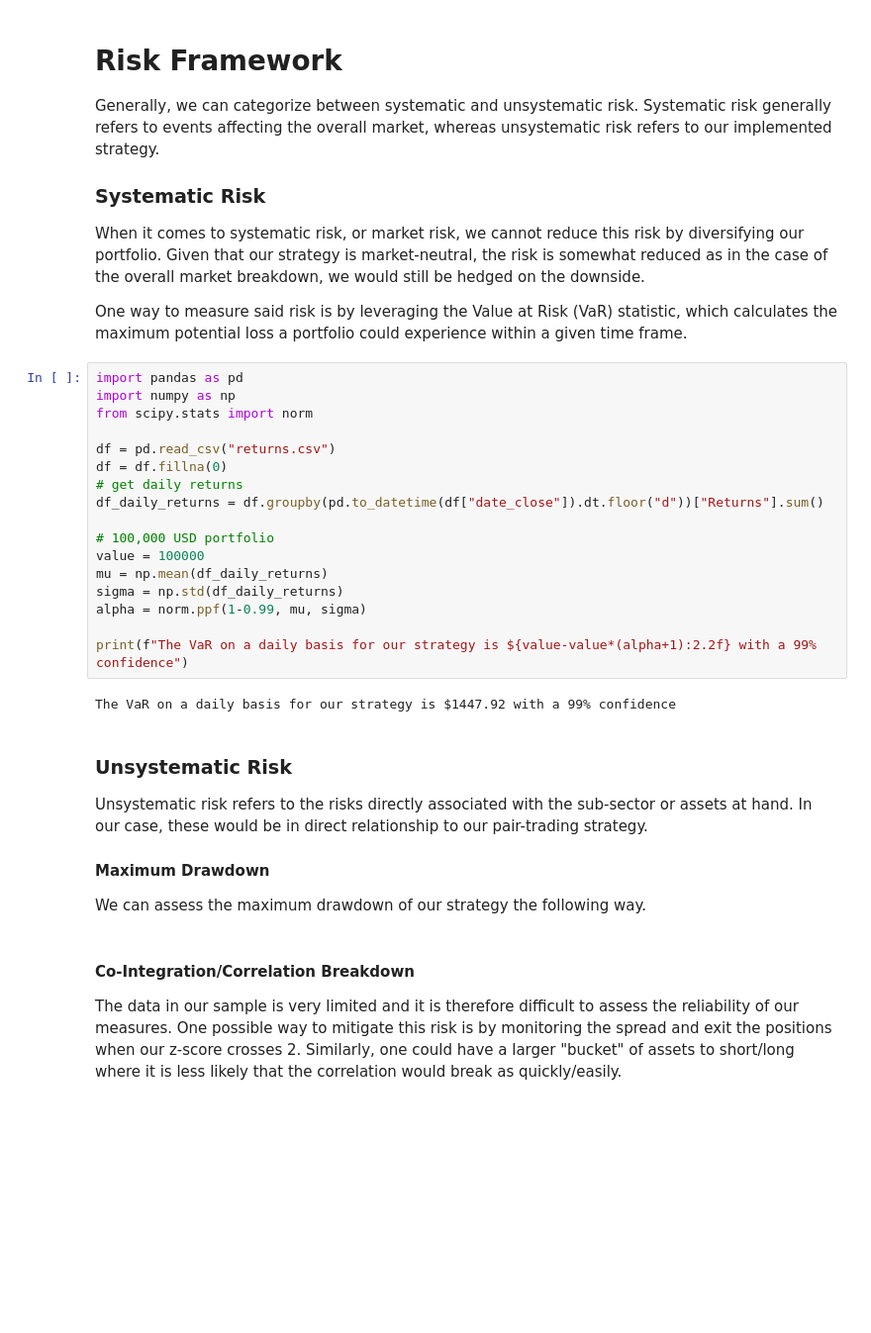
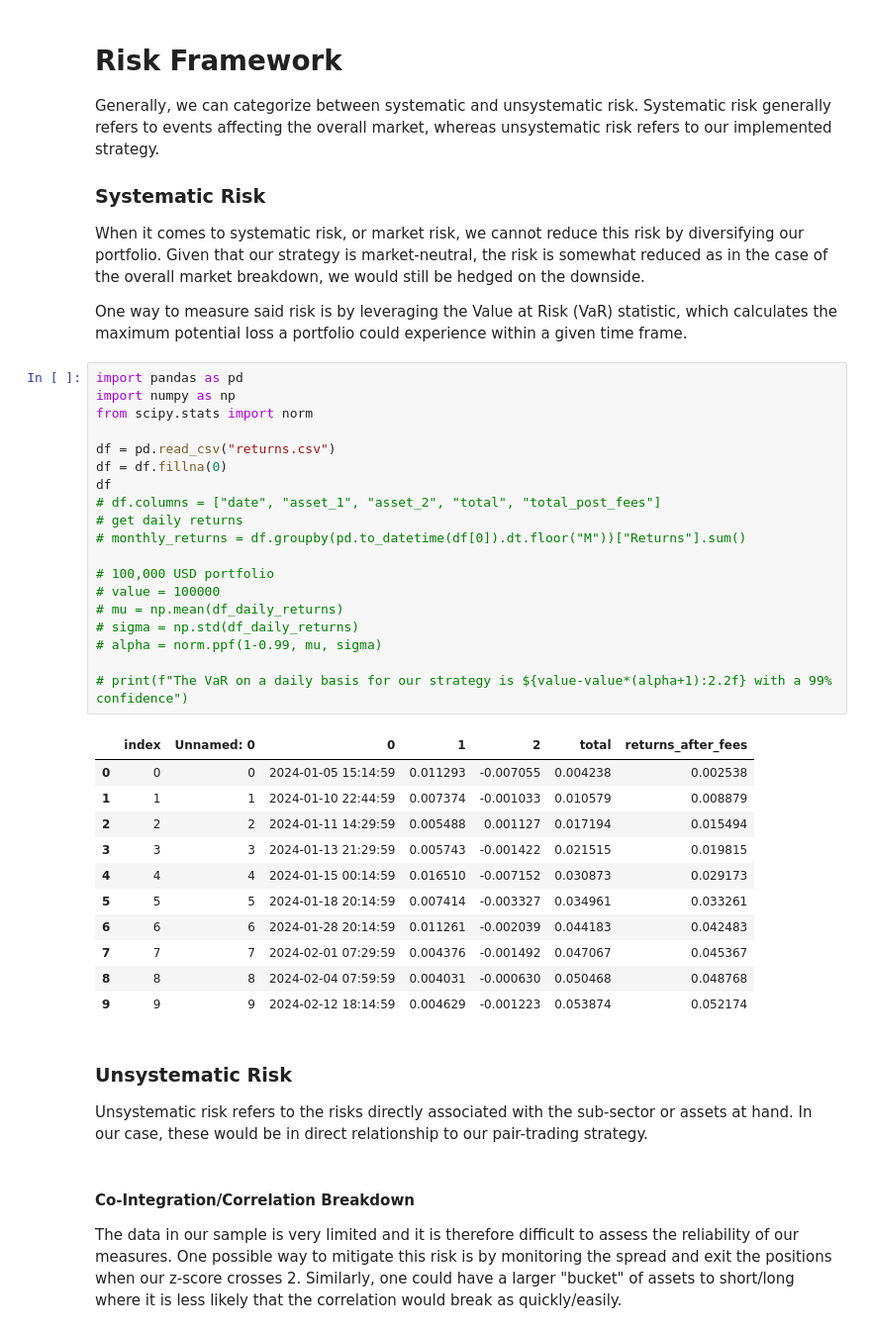
Before and after one commit to voskart/hyperliquid_strat, a Jupyter notebook: risk.ipynb, the cells around one changed output. Shown at 99% size. Saved outputs shown, nothing was run; the diff lists cells and outputs as text; blank space fills up the shorter version.

```diff
--- a/risk.ipynb
+++ b/risk.ipynb
@@ -11,31 +11,39 @@ One way to measure said risk is by leveraging the Value at Risk (VaR) statistic,
 # %%
 import pandas as pd
 import numpy as np
 from scipy.stats import norm
 
 df = pd.read_csv("returns.csv")
 df = df.fillna(0)
+df
+# df.columns = ["date", "asset_1", "asset_2", "total", "total_post_fees"]
 # get daily returns
-df_daily_returns = df.groupby(pd.to_datetime(df["date_close"]).dt.floor("d"))["Returns"].sum()
+# monthly_returns = df.groupby(pd.to_datetime(df[0]).dt.floor("M"))["Returns"].sum()
 
 # 100,000 USD portfolio
-value = 100000
-mu = np.mean(df_daily_returns)
-sigma = np.std(df_daily_returns)
-alpha = norm.ppf(1-0.99, mu, sigma)
+# value = 100000
+# mu = np.mean(df_daily_returns)
+# sigma = np.std(df_daily_returns)
+# alpha = norm.ppf(1-0.99, mu, sigma)
 
-print(f"The VaR on a daily basis for our strategy is ${value-value*(alpha+1):2.2f} with a 99% confidence")
+# print(f"The VaR on a daily basis for our strategy is ${value-value*(alpha+1):2.2f} with a 99% confidence")
 # %% [output]
-The VaR on a daily basis for our strategy is $1447.92 with a 99% confidence
+|  | index | Unnamed: 0 | 0 | 1 | 2 | total | returns_after_fees |
+| 0 | 0 | 0 | 2024-01-05 15:14:59 | 0.011293 | -0.007055 | 0.004238 | 0.002538 |
+| 1 | 1 | 1 | 2024-01-10 22:44:59 | 0.007374 | -0.001033 | 0.010579 | 0.008879 |
+| 2 | 2 | 2 | 2024-01-11 14:29:59 | 0.005488 | 0.001127 | 0.017194 | 0.015494 |
+| 3 | 3 | 3 | 2024-01-13 21:29:59 | 0.005743 | -0.001422 | 0.021515 | 0.019815 |
+| 4 | 4 | 4 | 2024-01-15 00:14:59 | 0.016510 | -0.007152 | 0.030873 | 0.029173 |
+| 5 | 5 | 5 | 2024-01-18 20:14:59 | 0.007414 | -0.003327 | 0.034961 | 0.033261 |
+| 6 | 6 | 6 | 2024-01-28 20:14:59 | 0.011261 | -0.002039 | 0.044183 | 0.042483 |
+| 7 | 7 | 7 | 2024-02-01 07:29:59 | 0.004376 | -0.001492 | 0.047067 | 0.045367 |
+| 8 | 8 | 8 | 2024-02-04 07:59:59 | 0.004031 | -0.000630 | 0.050468 | 0.048768 |
+| 9 | 9 | 9 | 2024-02-12 18:14:59 | 0.004629 | -0.001223 | 0.053874 | 0.052174 |
 # %% [markdown]
 
 ### Unsystematic Risk
 
 Unsystematic risk refers to the risks directly associated with the sub-sector or assets at hand. In our case, these would be in direct relationship to our pair-trading strategy.
-
-#### Maximum Drawdown
-
-We can assess the maximum drawdown of our strategy the following way.
 # %% [markdown]
 #### Co-Integration/Correlation Breakdown
 
```
Also changed, not shown: 2 other files.
